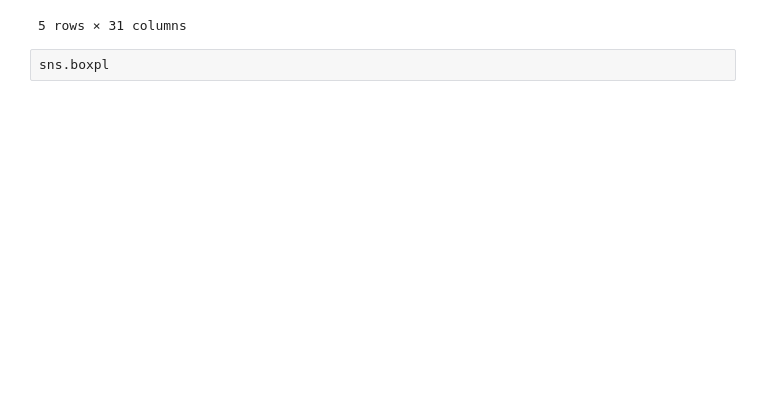
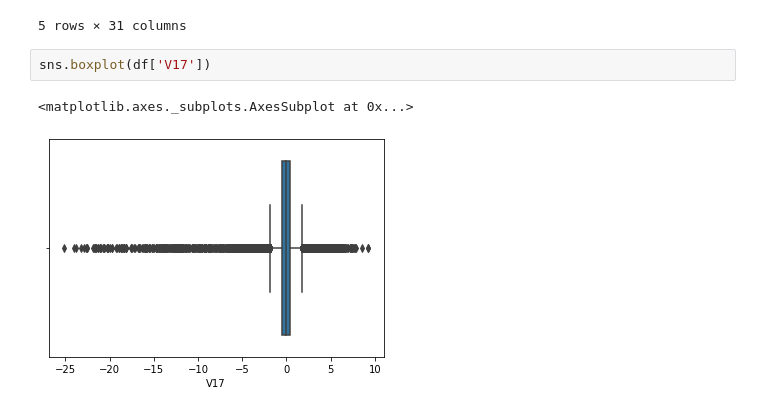
Before and after one commit to ipatel467/Credit-Card-Fraud-Detection, a Jupyter notebook: ML.ipynb, the cells around one changed output. Saved outputs shown, nothing was run; the diff lists cells and outputs as text; blank space fills up the shorter version.

```diff
--- a/ML.ipynb
+++ b/ML.ipynb
@@ -34,5 +38,8 @@ df.head()
 | 3 | 1.0 | -0.966272 | -0.185226 | 1.792993 | -0.863291 | -0.010309 | 1.247203 | 0.237609 | 0.377436 | -1.387024 | ... | ... |
 | 4 | 2.0 | -1.158233 | 0.877737 | 1.548718 | 0.403034 | -0.407193 | 0.095921 | 0.592941 | -0.270533 | 0.817739 | ... | ... |
 5 rows × 31 columns
-# %%
-sns.boxpl
+# %%
+sns.boxplot(df['V17'])
+# %% [output]
+<matplotlib.axes._subplots.AxesSubplot at 0x...>
+[figure, added]
```
Also changed, not shown: parts of 4 cells of this notebook, 1 other file.
